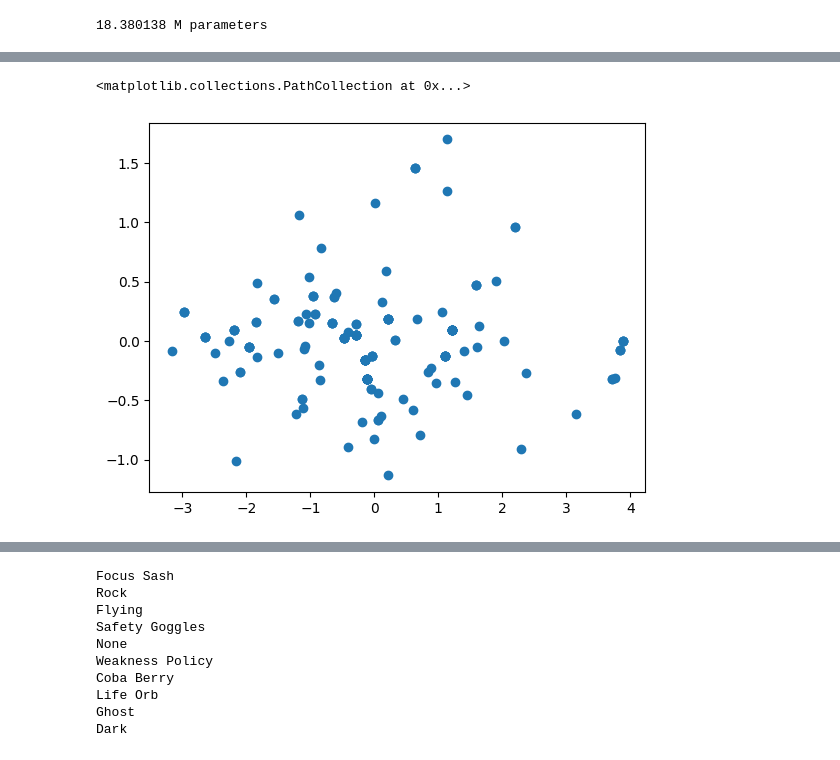
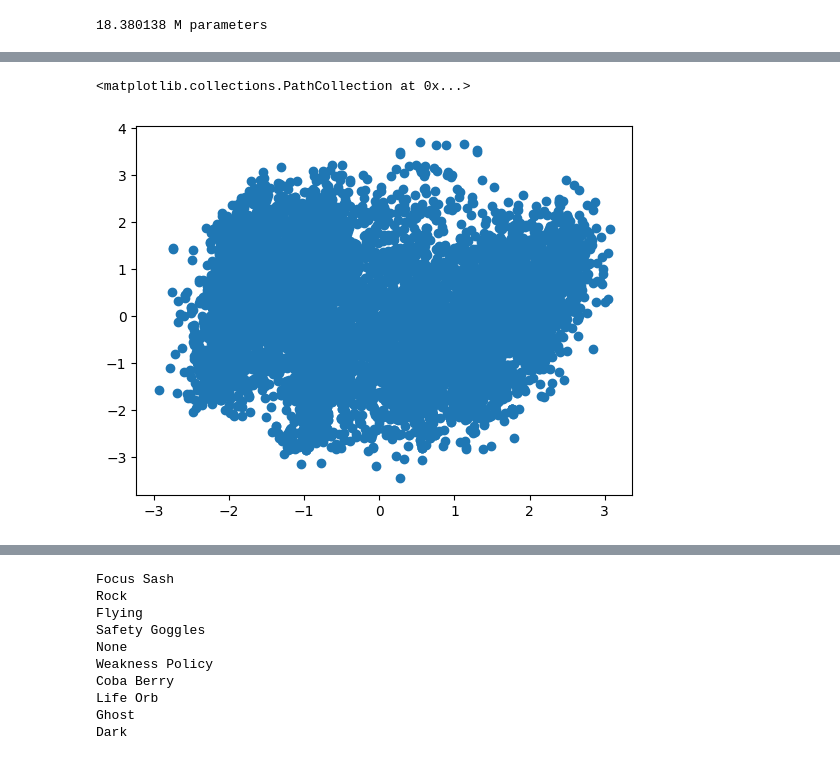
Before and after one commit to AlanOsys/PokemonTransformer, a Jupyter notebook: PokemonTransformerFromScratch.ipynb, the cells around one changed output, grey strips where cells are left out. Drawn from its saved outputs; the diff is of its cells as text; code cells hidden in the pictures.

```diff
--- a/PokemonTransformerFromScratch.ipynb
+++ b/PokemonTransformerFromScratch.ipynb
@@ -973,7 +1094,7 @@ plt.show()
 import matplotlib
 import numpy as np
 import matplotlib.pyplot as plt
-f = open("PokemonWinratesFile10.txt","r")
+f = open("PokemonWinratesFile12.txt","r")
 lines = f.readlines()
 arrayOfWinrates2 = []
 for i in lines:
@@ -1001,7 +1122,7 @@ plt.plot(a_masked, 'r', linewidth=2)
 # add the threshold value (optional)
 plt.axhline(55, color='k', linestyle='--')
 plt.axhline(45, color='k', linestyle='--')
-plt.savefig("Graphs/Fine-Tuning9")
+plt.savefig("Graphs/Fine-Tuning11")
 plt.show()
 # %% [output]
 [figure]
@@ -1215,14 +1208,20 @@ plt.show()
 # %%
 import random
-f = open("FineTuningDataset9.txt","a")
+f = open("FineTuningDataset11.txt","a")
 og = open("PokemonStatsFile.txt","r")
 ogLines = og.readlines()
 for o in range(0,40):
     f.write(random.choice(ogLines))
+counter = 0
 for i in BalancedWinrates:
     #print(pokemons[i])
-    pString = ""
-    for j in pokemons[i].split(",")[1:]:
-        pString += j+","
-    f.write(pString+"\n")
+    if counter != 53:
+        print(counter)
+        pString = ""
+        print(pokemons[i].split(","))
+
+        for j in pokemons[i].split(",")[1:]:
+            pString += j+","
+        f.write(pString+"\n")
+    counter+=1
     ##f.write(str(pokemons[i].split(",")[1:]).replace("[","").replace("]","").replace("'","")+"\n")
@@ -1283,11 +1366,11 @@ x = StandardScaler().fit_transform(x)
 # %%
 from sklearn.decomposition import PCA
 import pandas as pd
-pca = PCA(n_components=16)
+pca = PCA(n_components=17)
 
 principalComponents = pca.fit_transform(x)
-Target = 'Ability'
-columns = ['Type1','Type2','Item','Nature','HP','Atk','Def','SpAtk','SpDef','Speed','Ability','M1','M2','M3','M4','']
+Target = 'OG/GEN'
+columns = ['Type1','Type2','Item','Nature','HP','Atk','Def','SpAtk','SpDef','Speed','Ability','M1','M2','M3','M4','','OG/GEN']
 for i in range(len(columns)):
     if columns[i] == Target:
         columns[i] = "Target"
@@ -1295,21 +1378,52 @@ for i in range(len(columns)):
 Targets = []
 princArray = []
 for j in range(len(lines)):
+    #print(lines[j])
+    line = lines[j].split(",")
+    if Target == 'OG/GEN':
+        Targets.append(0)
+    else:
+        Targets.append(line[i])
+    if Target != 'OG/GEN':
+        if line[i] not in princArray:
 
-    line = lines[j].split(",")
-    Targets.append(line[i])
-
-    if line[i] not in princArray:
-        princArray.append(line[i])
+            princArray.append(line[i])
+    if Target == 'OG/GEN' and len(princArray) < 1:
+        for i in range(13):
+            princArray.append(float(i))
 
 
 principalDf = pd.DataFrame(data = principalComponents,columns = columns)
 #Focus Sash,Timid,0,0,0,252,0,252,Chlorophyll,Sleep Powder,Sludge Bomb,After You,Strength Sap,
 
 principalKf = pd.DataFrame(data = Targets,columns = [Target])
+
 finalDf = pd.concat([principalDf, principalKf], axis = 1)
 #finalDf = principalDf
 #finalDf = pd.concat([principalDf, principalKf], axis = 1)
-print(finalDf[[Target]])
-plt.scatter(finalDf['Type1'],finalDf['M4'])
+
+
+for i in range(OGCounter,OGCounter+GennedCounter):
+    finalDf['OG/GEN'][i] = 1.0
+AllGenerations.pop(0)
+AllGenerations.insert(0,[])
+print(len(AllGenerations))
+counter = 0
+prev = OGCounter+GennedCounter
+for j in range(1,len(AllGenerations)):
+    print(prev,prev+len(AllGenerations[j]))
+
+    for i in range(prev,prev+len(AllGenerations[j])):
+        counter += 1
+        finalDf['OG/GEN'][i] = j+2
+
+        #print(j)
+        #if math.isnan(j):
+            #print(j)
+        #print(finalDf['OG/GEN'][i],j)
+        #print(len(xRow))
+    prev = prev+len(AllGenerations[j])
+#print(finalDf[[Target]])
+print(counter)
+plt.scatter(finalDf['Type1'],finalDf['Type2'])
 # %% [output]
@@ -1330,4 +1441,4 @@ plt.scatter(finalDf['Type1'],finalDf['M4'])
 <matplotlib.collections.PathCollection at 0x...>
-[figure, old version]
+[figure, new version]
 # %%
 import matplotlib.pyplot as plt
```
Also changed, not shown: parts of 17 cells of this notebook.
